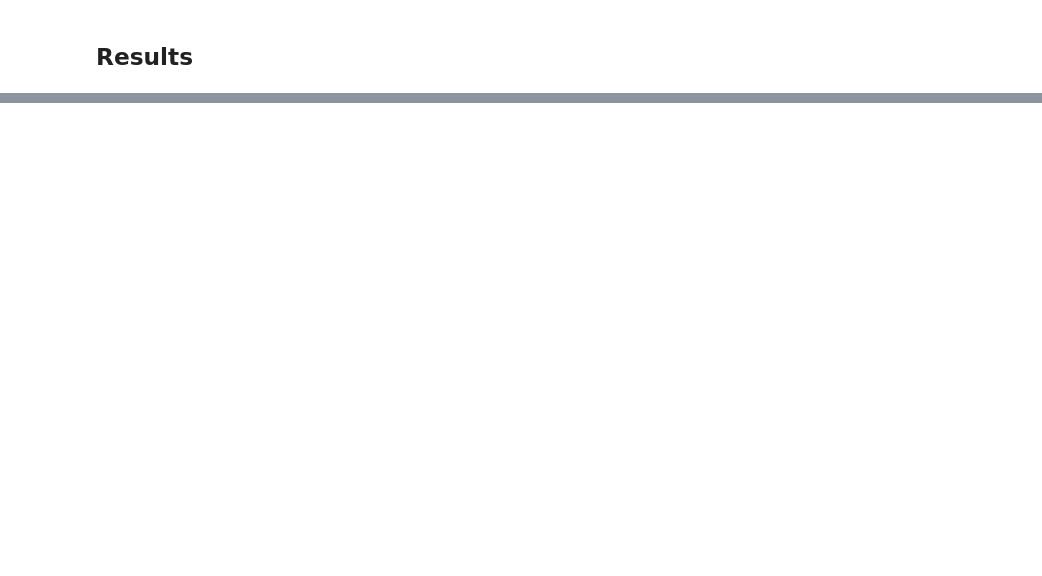
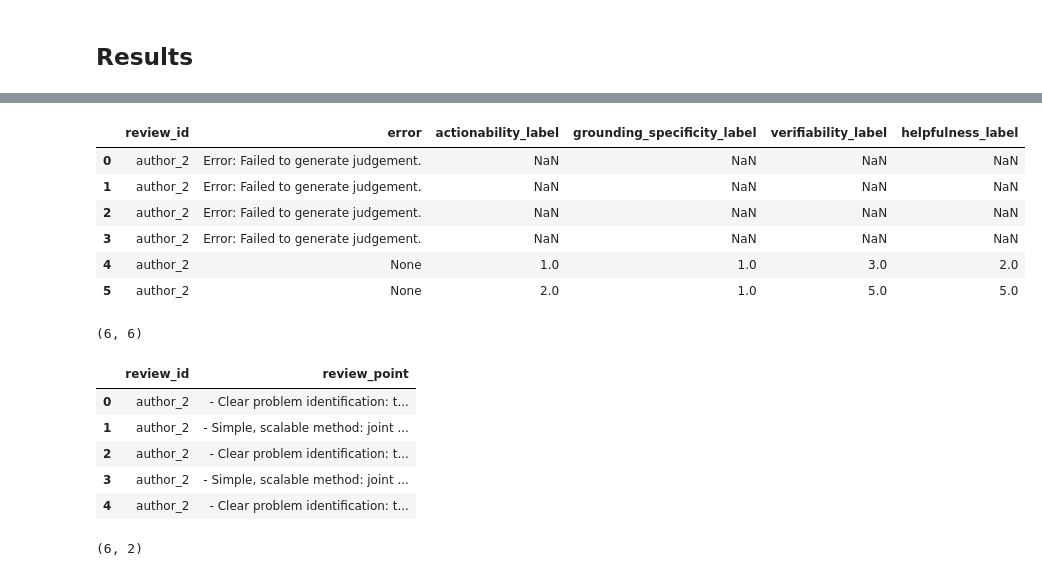
Before and after one commit to hiiamlars/analytical_flexibility_llm_reviews, a Jupyter notebook: data_generation/llm_review_judgments.ipynb, the cells around one changed output, grey strips where cells are left out. Cells and saved outputs as stored; diff of their text form; code cells hidden in the pictures; blank space fills up the shorter version.

```diff
--- a/data_generation/llm_review_judgments.ipynb
+++ b/data_generation/llm_review_judgments.ipynb
@@ -360,0 +508,42 @@ for score in df_reviews['predicted_score']:
+# %%
+# @title Read Parquet files
+
+# Load result file
+if os.path.exists(RESULTS_PATH):
+    try:
+        llm_results_df = pd.read_parquet(RESULTS_PATH)
+        # Check results only if loading was successful
+        display(llm_results_df)
+        display(llm_results_df.shape)
+    except Exception as e:
+        print(f"Warning: Could not read existing results parquet file {RESULTS_PATH}. Error: {e}")
+else:
+    print(f"Results file '{RESULTS_PATH}' does not exist.")
+
+# Load log file
+if os.path.exists(LOG_PATH):
+    try:
+        llm_log_df = pd.read_parquet(LOG_PATH)
+        # Check log only if loading was successful
+        display(llm_log_df.head(5))
+        display(llm_log_df.shape)
+    except Exception as e:
+        print(f"Warning: Could not read existing log parquet file {LOG_PATH}. Error: {e}")
+else:
+    print(f"Log file '{LOG_PATH}' does not exist.")
+# %% [output]
+|  | review_id | error | actionability_label | grounding_specificity_label | verifiability_label | helpfulness_label |
+| 0 | author_2 | Error: Failed to generate judgement. | NaN | NaN | NaN | NaN |
+| 1 | author_2 | Error: Failed to generate judgement. | NaN | NaN | NaN | NaN |
+| 2 | author_2 | Error: Failed to generate judgement. | NaN | NaN | NaN | NaN |
+| 3 | author_2 | Error: Failed to generate judgement. | NaN | NaN | NaN | NaN |
+| 4 | author_2 | None | 1.0 | 1.0 | 3.0 | 2.0 |
+| 5 | author_2 | None | 2.0 | 1.0 | 5.0 | 5.0 |
+(6, 6)
+|  | review_id | review_point |
+| 0 | author_2 | - Clear problem identification: t... |
+| 1 | author_2 | - Simple, scalable method: joint ... |
+| 2 | author_2 | - Clear problem identification: t... |
+| 3 | author_2 | - Simple, scalable method: joint ... |
+| 4 | author_2 | - Clear problem identification: t... |
+(6, 2)
```
Also changed, not shown: parts of 19 cells of this notebook.
